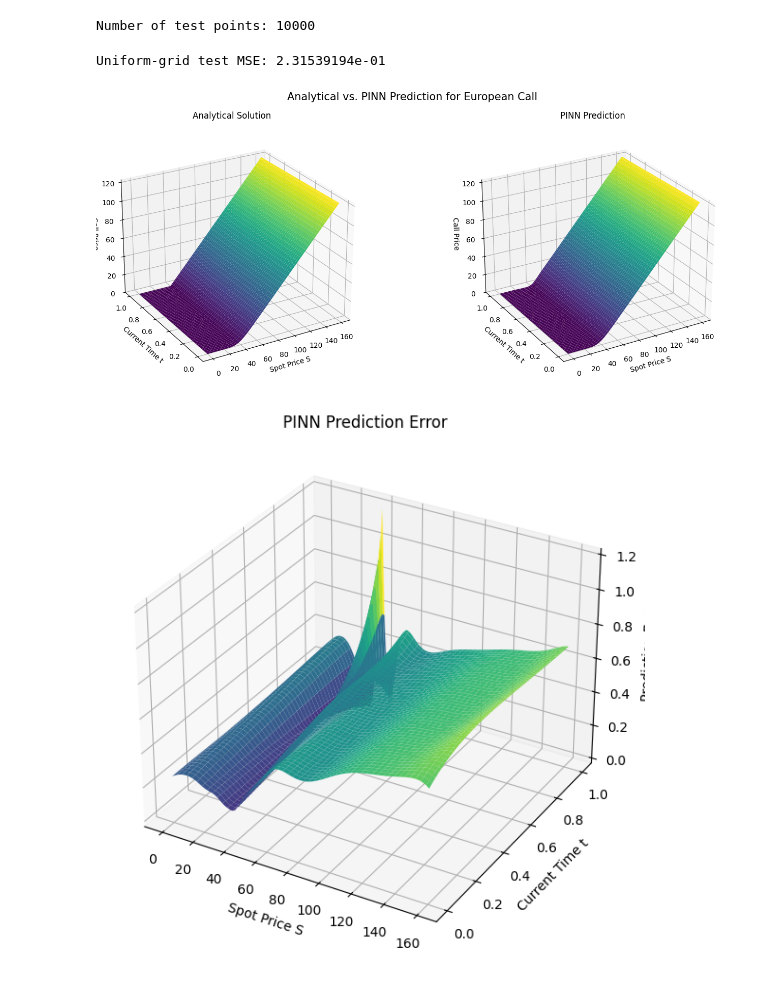
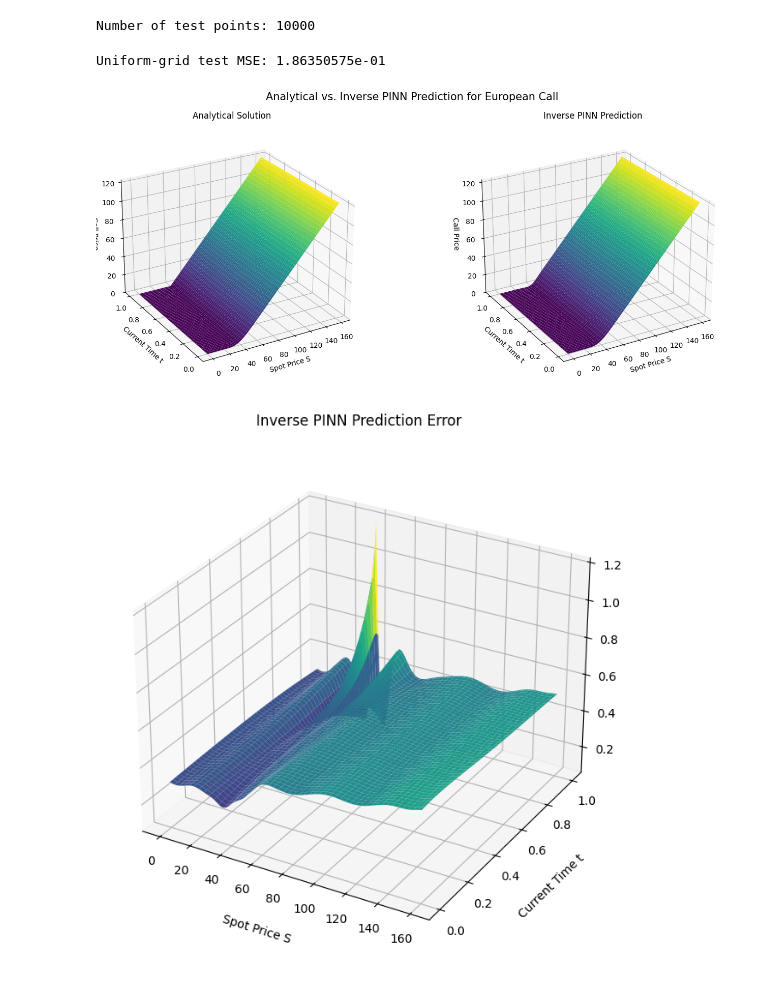
Before and after one commit to michellely-mm/PINN_Option_Pricing, a Jupyter notebook: 03_visualization_european_call.ipynb, the cells around one changed output. Drawn from its saved outputs; the diff is of its cells as text; code cells hidden in the pictures.

Commit message:
update PINN code

```diff
--- a/03_visualization_european_call.ipynb
+++ b/03_visualization_european_call.ipynb
@@ -30,7 +30,7 @@ importlib.reload(inverse_pinn_model)
 InversePINN = inverse_pinn_model.InversePINN
 # %%
 checkpoint_vis = torch.load(
-    "european_visualization_checkpoint.pt",
+    "european_inverse_visualization_checkpoint.pt",
     weights_only=False
 )
 
@@ -419,7 +419,7 @@ print(
     f"Uniform-grid test MSE: {test_mse:.8e}"
 )
 # %% [output]
-Uniform-grid test MSE: 2.31539194e-01
+Uniform-grid test MSE: 1.86350575e-01
 # %%
 # Reshape predictions back to 100 * 100 surfaces
 t_surface = (
@@ -507,7 +507,7 @@ ax2.plot_surface(
 )
 
 ax2.set_title(
-    "PINN Prediction"
+    "Inverse PINN Prediction"
 )
 
 ax2.set_xlabel(
@@ -559,7 +559,7 @@ ax2.view_init(
 
 
 fig.suptitle(
-    "Analytical vs. PINN Prediction for European Call",
+    "Analytical vs. Inverse PINN Prediction for European Call",
     fontsize=15
 )
 
@@ -567,42 +567,46 @@ plt.tight_layout()
 
 plt.show()
 # %% [output]
-[figure, old version]
+[figure, new version]
 # %%
-# Error surface
+# Inverse PINN error surface
 error_surface = (
     (V_prediction - V_true)
     .reshape(N_test, N_test)
     .cpu()
     .numpy()
 )
 
-fig = plt.figure(
-    figsize=(8, 6)
-)
+fig = plt.figure(figsize=(9, 7))
 
 ax = fig.add_subplot(
     111,
     projection="3d"
 )
 
 ax.plot_surface(
     S_surface,
     t_surface,
     error_surface,
     cmap="viridis",
     edgecolor="none"
 )
 
-ax.set_xlabel("Spot Price S")
-ax.set_ylabel("Current Time t")
-ax.set_zlabel("Prediction Error")
+ax.set_xlabel("Spot Price S", labelpad=12)
+ax.set_ylabel("Current Time t", labelpad=12)
+ax.set_zlabel("Prediction Error", labelpad=12)
 
-ax.set_title(
-    "PINN Prediction Error"
+ax.set_title("Inverse PINN Prediction Error", pad=18)
+
+ax.view_init(elev=28, azim=-60)
+
+plt.subplots_adjust(
+    left=0.08,
+    right=0.95,
+    bottom=0.05,
+    top=0.90
 )
 
-plt.tight_layout()
 plt.show()
 # %% [output]
-[figure, old version]
+[figure, new version]
```
Also changed, not shown: parts of 5 cells of this notebook, 9 other files.
